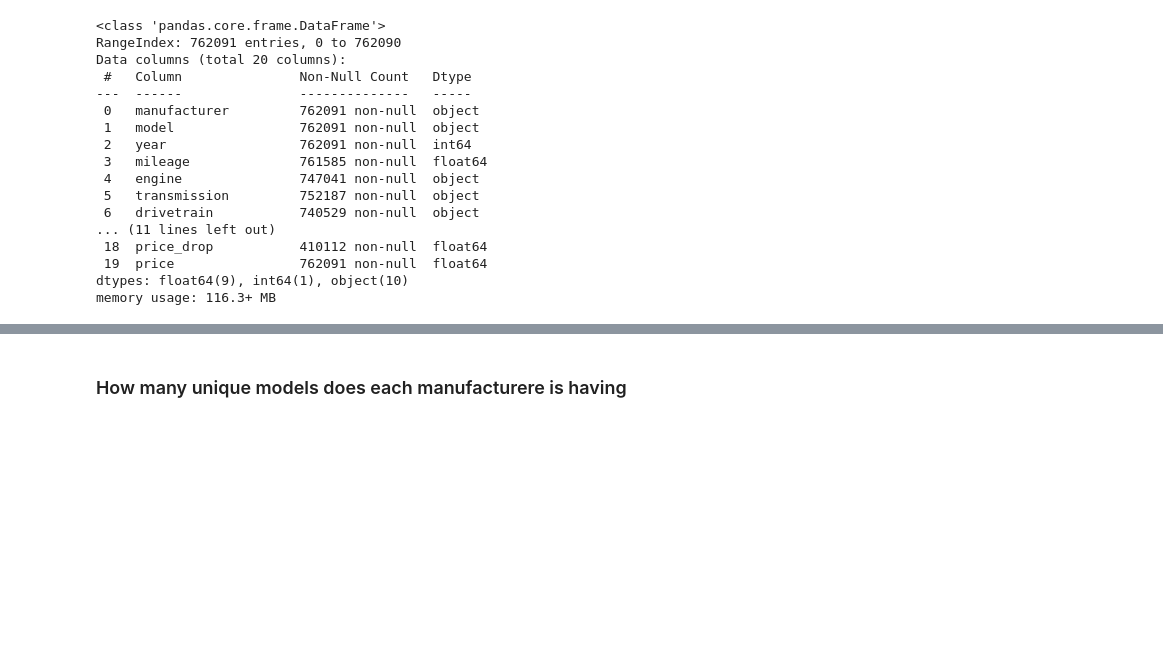
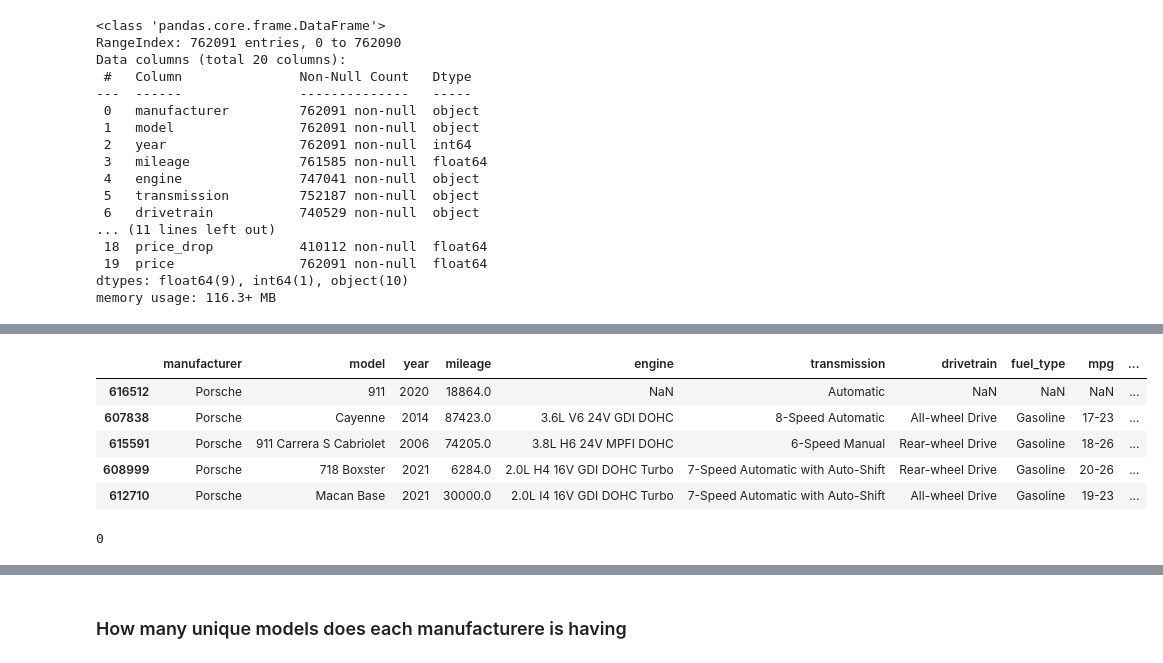
Before and after one commit to Raaj-4320/smartAuto, a Jupyter notebook: smartAuto.ipynb, the cells around one changed output, grey strips where cells are left out. Drawn from its saved outputs; the diff is of its cells as text; code cells hidden in the pictures; blank space fills up the shorter version.

```diff
--- a/smartAuto.ipynb
+++ b/smartAuto.ipynb
@@ -144,0 +167,15 @@ print(combined_df)
+# %%
+# To achieve this we need to get the data where the manufacturer is Porsche and the mileage values are notnull
+
+# getting the manufacturer = Porsche
+
+filtered_df = df[(df['manufacturer'] == 'Porsche') & (df['mileage'].notnull())].sample(5)
+
+filtered_df
+# %% [output]
+|  | manufacturer | model | year | mileage | engine | transmission | drivetrain | fuel_type | mpg | ... |
+| 616512 | Porsche | 911 | 2020 | 18864.0 | NaN | Automatic | NaN | NaN | NaN | ... |
+| 607838 | Porsche | Cayenne | 2014 | 87423.0 | 3.6L V6 24V GDI DOHC | 8-Speed Automatic | All-wheel Drive | Gasoline | 17-23 | ... |
+| 615591 | Porsche | 911 Carrera S Cabriolet | 2006 | 74205.0 | 3.8L H6 24V MPFI DOHC | 6-Speed Manual | Rear-wheel Drive | Gasoline | 18-26 | ... |
+| 608999 | Porsche | 718 Boxster | 2021 | 6284.0 | 2.0L H4 16V GDI DOHC Turbo | 7-Speed Automatic with Auto-Shift | Rear-wheel Drive | Gasoline | 20-26 | ... |
+| 612710 | Porsche | Macan Base | 2021 | 30000.0 | 2.0L I4 16V GDI DOHC Turbo | 7-Speed Automatic with Auto-Shift | All-wheel Drive | Gasoline | 19-23 | ... |
@@ -145,3 +184,7 @@ print(combined_df)
+# %%
+filtered_df.size
+# %% [output]
+0
 # %%
 # Checking whether manufacturer has how many values for each brand
 
```
Also changed, not shown: parts of 17 cells of this notebook.
